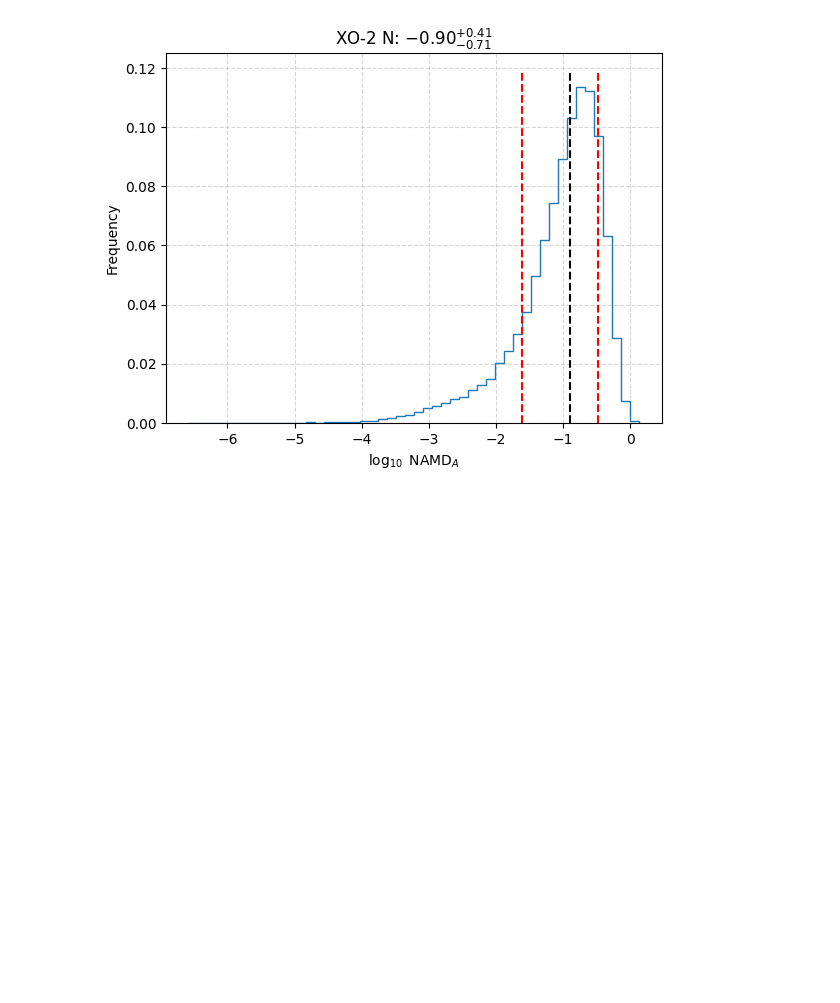
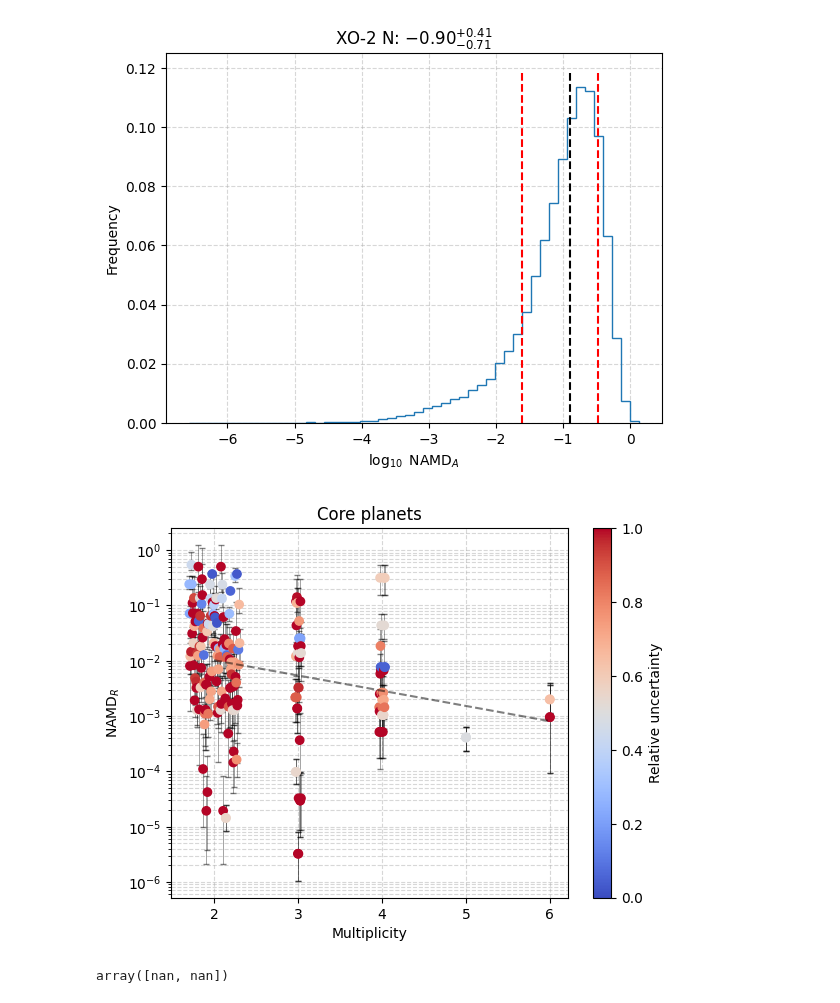
Before and after one commit to abocchieri/ExoNAMD, a Jupyter notebook: notebooks/api.ipynb, the cells around one changed output. Saved outputs shown, nothing was run; the diff lists cells and outputs as text; code cells hidden in the pictures; blank space fills up the shorter version.

Commit message:
implemented pop_plot

```diff
--- a/notebooks/api.ipynb
+++ b/notebooks/api.ipynb
@@ -354,3 +356,11 @@ simple_plot(
 )
 # %% [output]
 [figure]
+# %%
+pop_plot(df_core, "rel", title="Core planets", which="namd", yscale="log", xoffs=True)
+# %% [output]
+[figure, added]
+# %%
+np.polyfit(df_core["sy_pnum"], df_core["namd_rel_q50"], 1)
+# %% [output]
+array([nan, nan])
```
Also changed, not shown: parts of 3 cells of this notebook, 1 other file.
